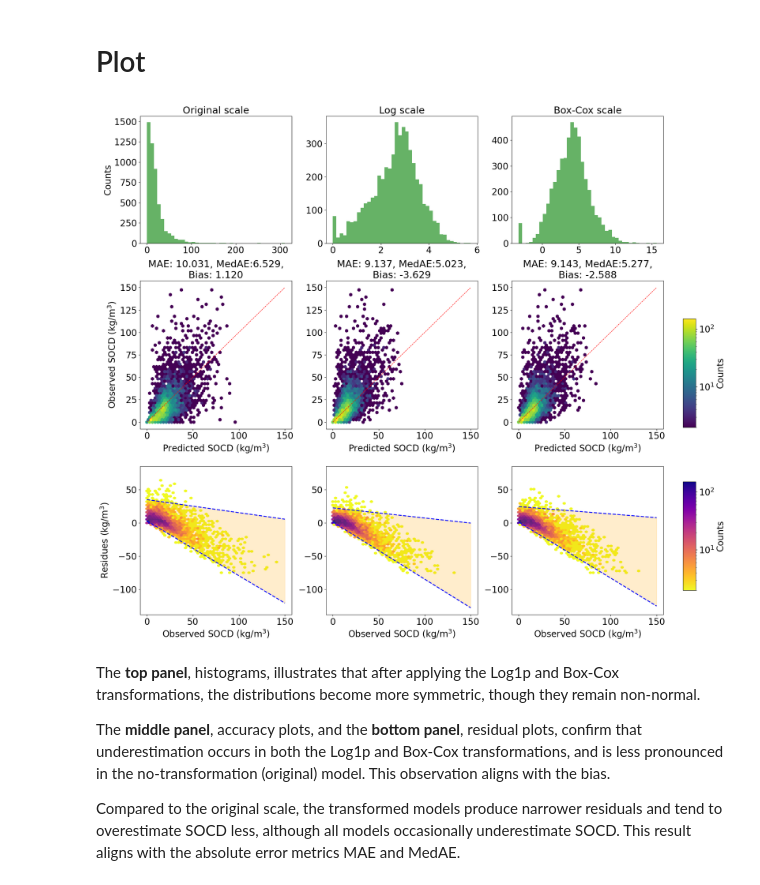
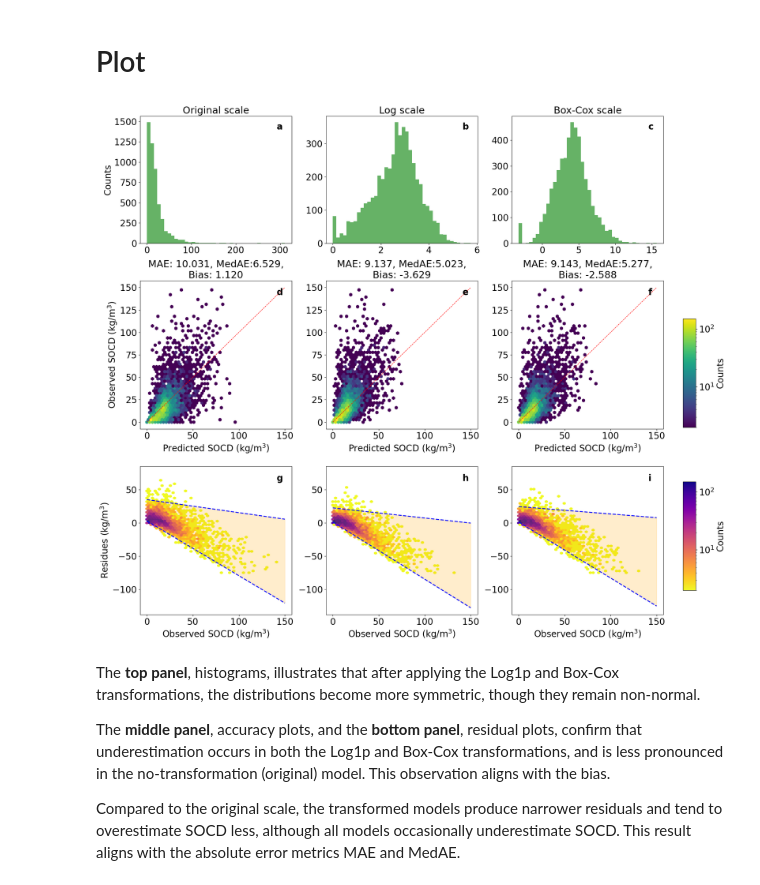
Before and after one commit to AI4SoilHealth/SoilHealthDataCube, a Jupyter notebook: SOCD_map/005_transformation_comparison.ipynb, the cells around one changed output. Cells and saved outputs as stored; diff of their text form; code cells hidden in the pictures.

Commit message:
update labels for subplots

```diff
--- a/SOCD_map/005_transformation_comparison.ipynb
+++ b/SOCD_map/005_transformation_comparison.ipynb
@@ -173,8 +173,12 @@ We also calculated CCC, R2, and Mean Absolute Percentage Error (MAPE) for refere
 # %% [markdown]
 # Plot
 # %%
+fitted_lambda = 0.3060605262669862
 with open(f'{folder_path}/data/pred_log.boxcox.ori.json', 'r') as file:
     pred = json.load(file)
+
+dfm = pd.read_csv(f'{folder_path}/metrics/metrics_log.boxcox.ori.csv')
+dfm.index = ['MAE','MedAE','MAPE','CCC','R2','Bias']
 
 pred['ocd_ori'] = np.array(pred['original'])
 pred['ocd_true'] = np.array(pred['observed'])
@@ -303,34 +308,43 @@ fit_boundary_lines_and_fill(pred['ocd_true'], residual_ori, axs[2, 0], x_fit_ran
 
 # Log1p-scale residuals
 residual_log = pred['ocd_log1p_ori'] - pred['ocd_true']
 hb5 = axs[2, 1].hexbin(pred['ocd_true'], residual_log, gridsize=50, mincnt=1, bins='log', extent=[x_min, x_max, y_min, y_max], cmap='plasma_r', vmin=vmin, vmax=vmax)
 axs[2, 1].set_xlabel('Observed SOCD (kg/m$^3$)', fontsize=20)
 axs[2, 1].tick_params(axis='both', labelsize=20)
 # axs[2, 2].set_xlim([0, 150])
 # axs[2, 2].set_ylim([-75, 75])
 fit_boundary_lines_and_fill(pred['ocd_true'], residual_log, axs[2, 1], x_fit_range=(0, 50), x_plot_range=(0, 150))
 
 # Boxcox-scale residuals
 residual_boxcox = pred['ocd_boxcox_ori'] - pred['ocd_true']
 hb6 = axs[2, 2].hexbin(pred['ocd_true'], residual_boxcox, gridsize=50, mincnt=1, bins='log', extent=[x_min, x_max, y_min, y_max], cmap='plasma_r', vmin=vmin, vmax=vmax)
 axs[2, 2].set_xlabel('Observed SOCD (kg/m$^3$)', fontsize=20)
 axs[2, 2].tick_params(axis='both', labelsize=20)
 # axs[2, 2].set_xlim([0, 150])
 # axs[2, 2].set_ylim([-75, 75])
 fit_boundary_lines_and_fill(pred['ocd_true'], residual_boxcox, axs[2, 2], x_fit_range=(0, 50), x_plot_range=(0, 150))
 
 # Single colorbar for all hexbin plots in the third row
 cbar_ax_residual = fig.add_axes([0.92, 0.1, 0.02, 0.2])
 cb_residual = fig.colorbar(hb4, cax=cbar_ax_residual)
 cb_residual.set_label('Counts', fontsize=20)
 cb_residual.ax.tick_params(labelsize=20)
 
+subplot_labels = ['a', 'b', 'c', 'd', 'e', 'f', 'g', 'h', 'i']
+label_positions = [(0.9, 0.95)] * 9  # Adjust label positions relative to each subplot
+for ax, label, position in zip(axs.flat, subplot_labels, label_positions):
+    ax.text(
+        position[0], position[1], label,
+        transform=ax.transAxes, fontsize=20, fontweight='bold',
+        va='top', ha='left'
+    )
+
 # Adjust layout and save plot
 plt.tight_layout(rect=[0, 0, 0.9, 1])  # Adjust layout to make room for the colorbars
 plt.savefig(f'{folder_path}/figure/plot_box.log.ori.pdf', dpi=300)
 plt.show()
 # %% [output]
-[figure, old version]
+[figure, new version]
 # %% [markdown]
 The **top panel**, histograms, illustrates that after applying the Log1p and Box-Cox transformations, the distributions become more symmetric, though they remain non-normal.
 
```
Also changed, not shown: parts of 2 cells of this notebook.
